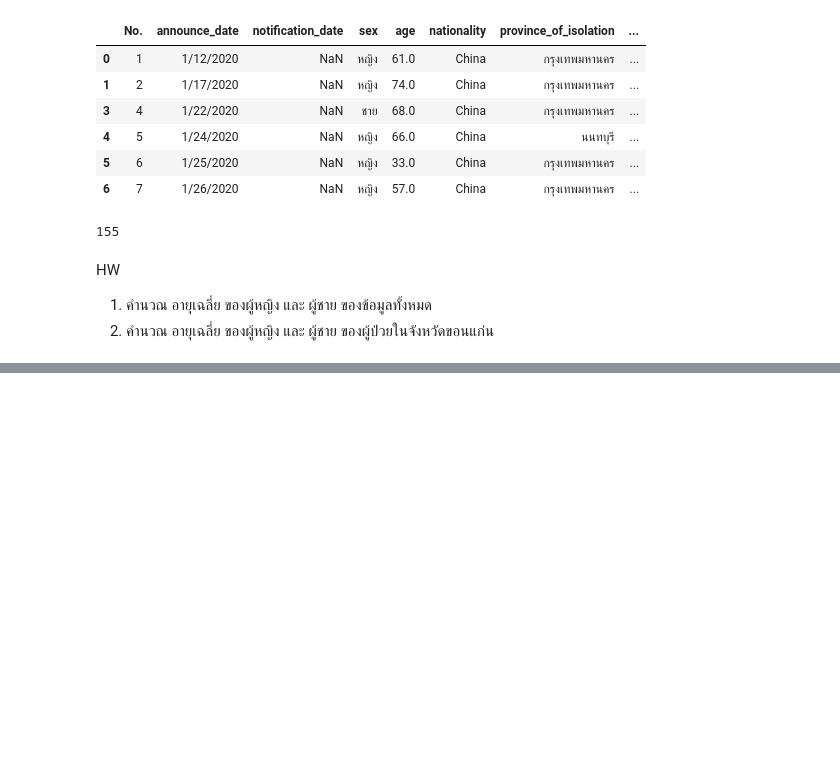
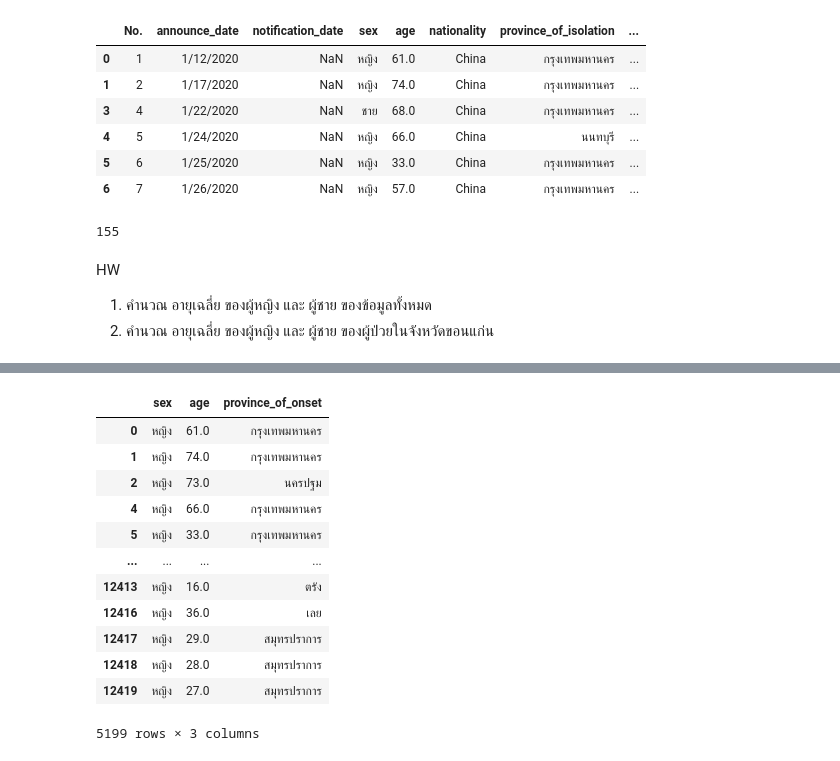
Before and after one commit to Patsee/data_viz, a Jupyter notebook: Pandas_101.ipynb, the cells around one changed output, grey strips where cells are left out. Drawn from its saved outputs; the diff is of its cells as text; code cells hidden in the pictures; blank space fills up the shorter version.

```diff
--- a/Pandas_101.ipynb
+++ b/Pandas_101.ipynb
@@ -180,0 +190,17 @@ data_covid[data_covid['sex'] == 'ชาย'].shape[0]
+# %%
+D1 = A[A['sex']=='หญิง']
+D1
+# %% [output]
+|  | sex | age | province_of_onset |
+| 0 | หญิง | 61.0 | กรุงเทพมหานคร |
+| 1 | หญิง | 74.0 | กรุงเทพมหานคร |
+| 2 | หญิง | 73.0 | นครปฐม |
+| 4 | หญิง | 66.0 | กรุงเทพมหานคร |
+| 5 | หญิง | 33.0 | กรุงเทพมหานคร |
+| ... | ... | ... | ... |
+| 12413 | หญิง | 16.0 | ตรัง |
+| 12416 | หญิง | 36.0 | เลย |
+| 12417 | หญิง | 29.0 | สมุทรปราการ |
+| 12418 | หญิง | 28.0 | สมุทรปราการ |
+| 12419 | หญิง | 27.0 | สมุทรปราการ |
+5199 rows × 3 columns
```
Also changed, not shown: parts of 14 cells of this notebook.
